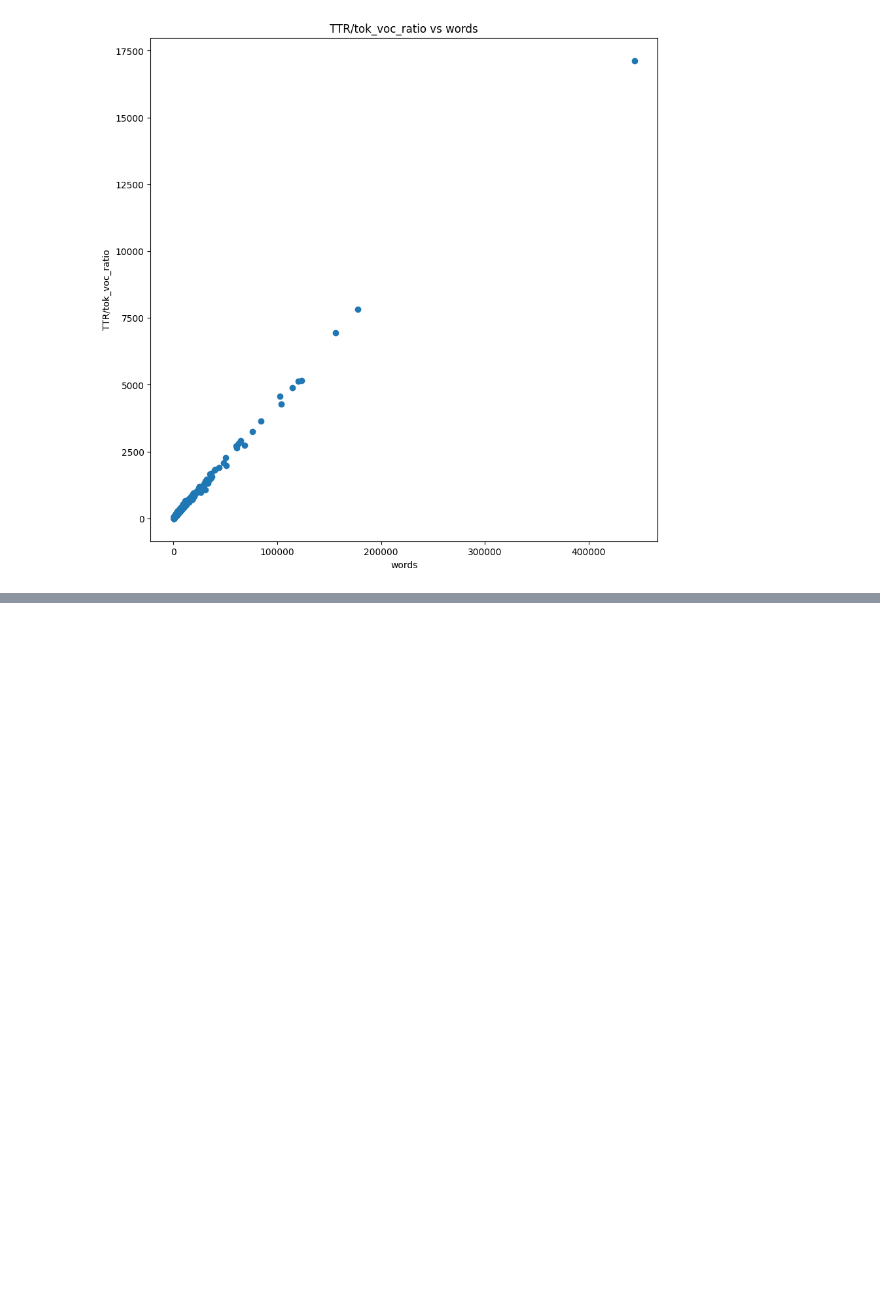
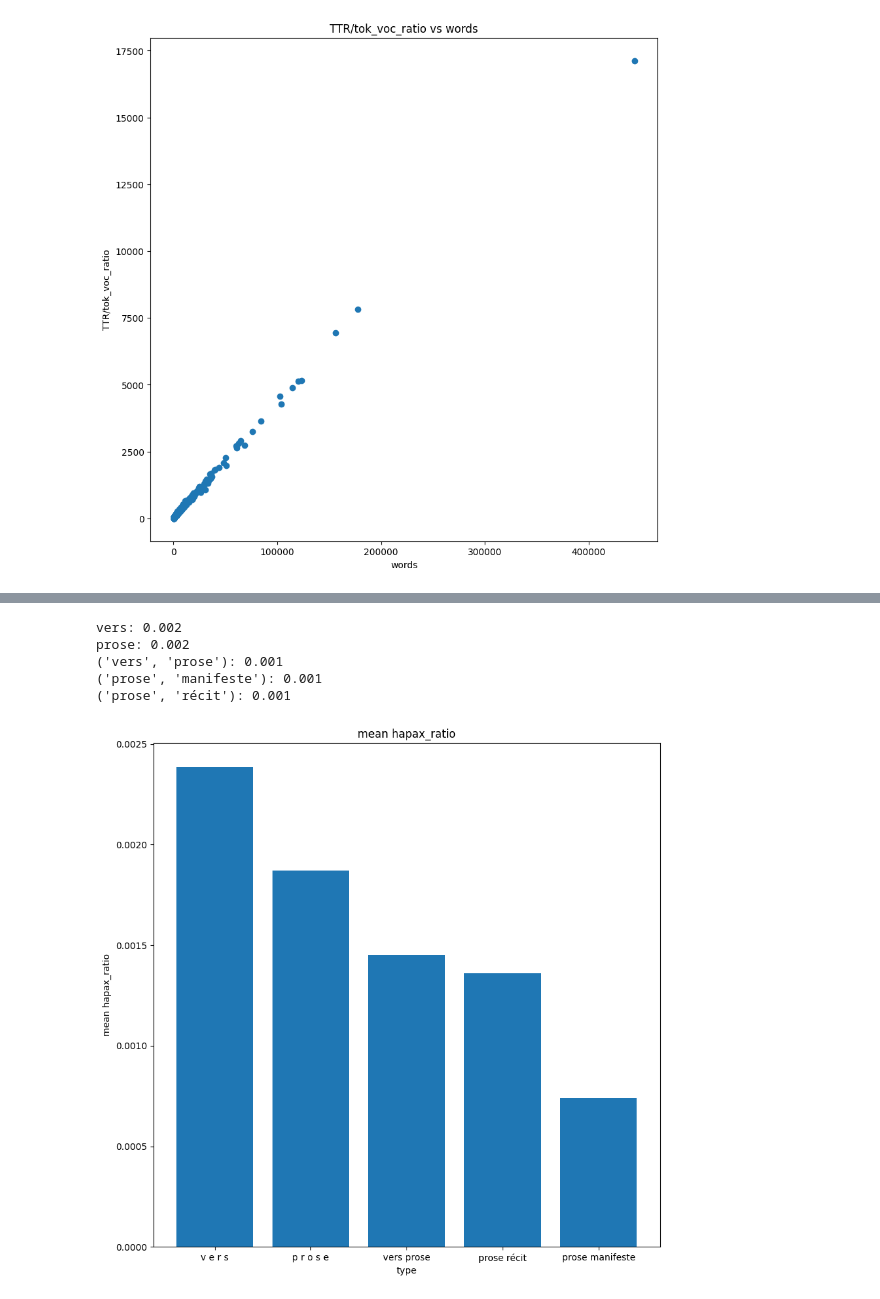
Before and after one commit to Marceau-h/memoire, a Jupyter notebook: better_ttr.ipynb, the cells around one changed output, grey strips where cells are left out. Saved outputs shown, nothing was run; the diff lists cells and outputs as text; code cells hidden in the pictures; blank space fills up the shorter version.

```diff
--- a/better_ttr.ipynb
+++ b/better_ttr.ipynb
@@ -175,0 +314,9 @@ plt.show()
+# %%
+stats("hapax_ratio")
+# %% [output]
+vers: 0.002
+prose: 0.002
+('vers', 'prose'): 0.001
+('prose', 'manifeste'): 0.001
+('prose', 'récit'): 0.001
+[figure, added]
```
Also changed, not shown: parts of 12 cells of this notebook.
